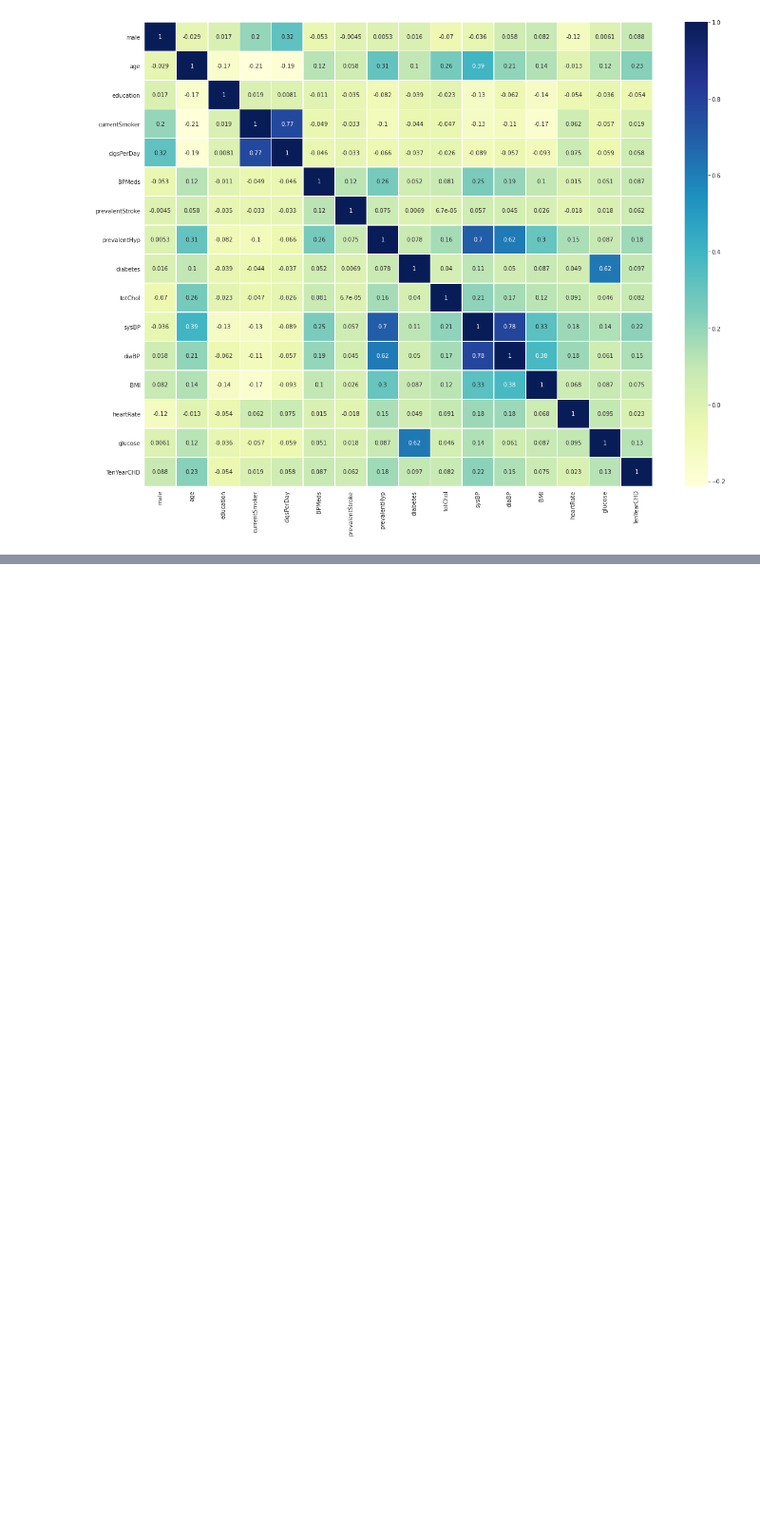
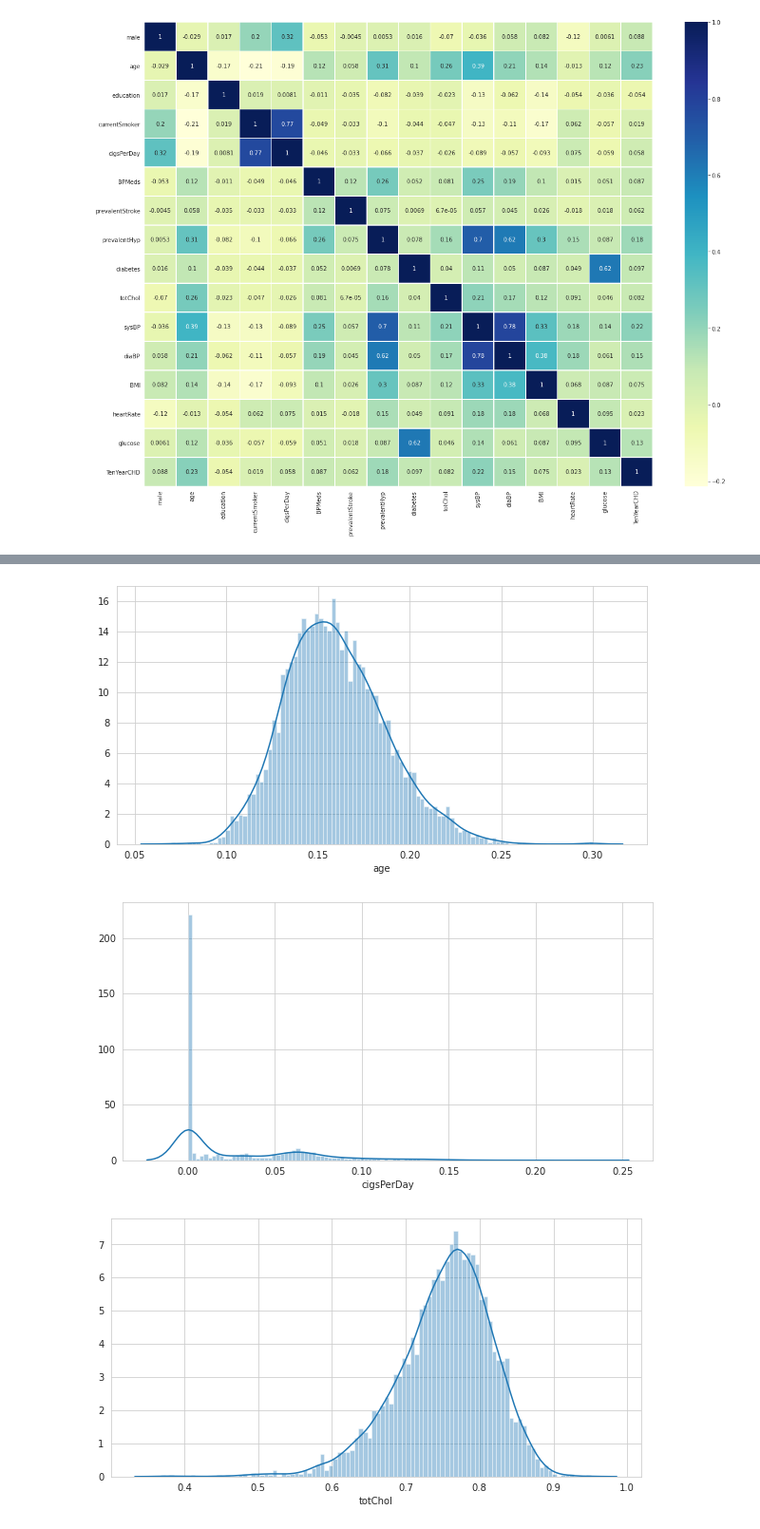
Before and after one commit to natek91/Capstone, a Jupyter notebook: InitialCode.ipynb, the cells around one changed output, grey strips where cells are left out. Shown at 95% size. Saved outputs shown, nothing was run; the diff lists cells and outputs as text; code cells hidden in the pictures; blank space fills up the shorter version.

```diff
--- a/InitialCode.ipynb
+++ b/InitialCode.ipynb
@@ -216,0 +487,12 @@ sb.heatmap(df.corr(), cmap = "YlGnBu", annot = True, linewidths=.5)
+# %%
+d = preprocessing.normalize(df_impute[['age','cigsPerDay', 'totChol', 'sysBP', 'diaBP', 'BMI', 'heartRate', 'glucose']])
+df_scaled = pd.DataFrame(d, columns = ['age','cigsPerDay', 'totChol', 'sysBP', 'diaBP', 'BMI', 'heartRate', 'glucose'])
+
+for x in df_scaled:
+    plt.figure(figsize = (10,5))
+    sb.distplot(df_scaled[x], bins = 100)
+    plt.show()
+# %% [output]
+[figure, added]
+[figure, added]
+[figure, added]
```
Also changed, not shown: parts of 61 cells of this notebook.
